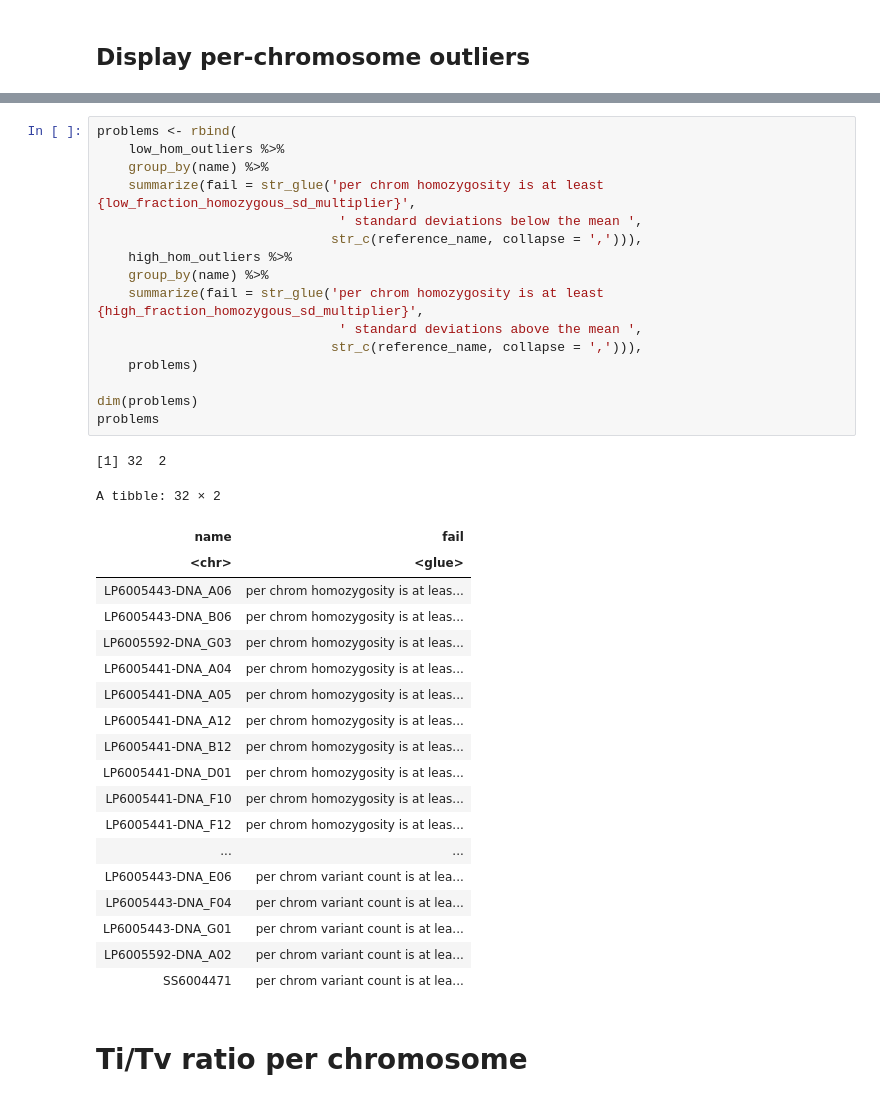
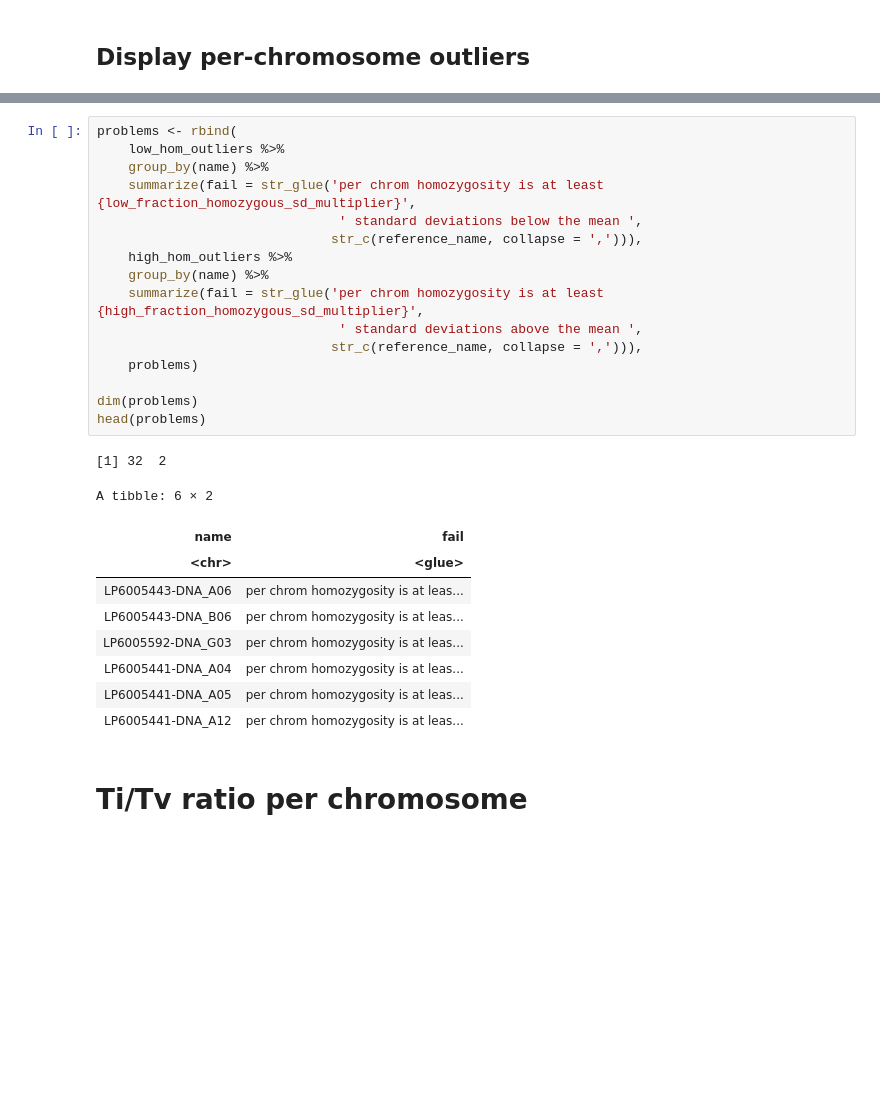
Before and after one commit to verilylifesciences/variant-qc, a Jupyter notebook: notebooks/ExploreSampleQCResults.ipynb, the cells around one changed output, grey strips where cells are left out. Cells and saved outputs as stored; diff of their text form; blank space fills up the shorter version.

```diff
--- a/notebooks/ExploreSampleQCResults.ipynb
+++ b/notebooks/ExploreSampleQCResults.ipynb
@@ -808,40 +809,30 @@ A tibble: 18 × 15
 # %%
 problems <- rbind(
     low_hom_outliers %>%
     group_by(name) %>%
     summarize(fail = str_glue('per chrom homozygosity is at least {low_fraction_homozygous_sd_multiplier}',
                                ' standard deviations below the mean ',
                               str_c(reference_name, collapse = ','))),
     high_hom_outliers %>%
     group_by(name) %>%
     summarize(fail = str_glue('per chrom homozygosity is at least {high_fraction_homozygous_sd_multiplier}',
                                ' standard deviations above the mean ',
                               str_c(reference_name, collapse = ','))),
     problems)
 
 dim(problems)
-problems
+head(problems)
 # %% [output]
 [1] 32  2
-A tibble: 32 × 2
+A tibble: 6 × 2
 | name | fail |
 | <chr> | <glue> |
 | LP6005443-DNA_A06 | per chrom homozygosity is at leas... |
 | LP6005443-DNA_B06 | per chrom homozygosity is at leas... |
 | LP6005592-DNA_G03 | per chrom homozygosity is at leas... |
 | LP6005441-DNA_A04 | per chrom homozygosity is at leas... |
 | LP6005441-DNA_A05 | per chrom homozygosity is at leas... |
 | LP6005441-DNA_A12 | per chrom homozygosity is at leas... |
-| LP6005441-DNA_B12 | per chrom homozygosity is at leas... |
-| LP6005441-DNA_D01 | per chrom homozygosity is at leas... |
-| LP6005441-DNA_F10 | per chrom homozygosity is at leas... |
-| LP6005441-DNA_F12 | per chrom homozygosity is at leas... |
-| ... | ... |
-| LP6005443-DNA_E06 | per chrom variant count is at lea... |
-| LP6005443-DNA_F04 | per chrom variant count is at lea... |
-| LP6005443-DNA_G01 | per chrom variant count is at lea... |
-| LP6005592-DNA_A02 | per chrom variant count is at lea... |
-| SS6004471 | per chrom variant count is at lea... |
 # %% [markdown]
 # Ti/Tv ratio per chromosome
 # %%
```
Also changed, not shown: parts of 14 cells of this notebook.
